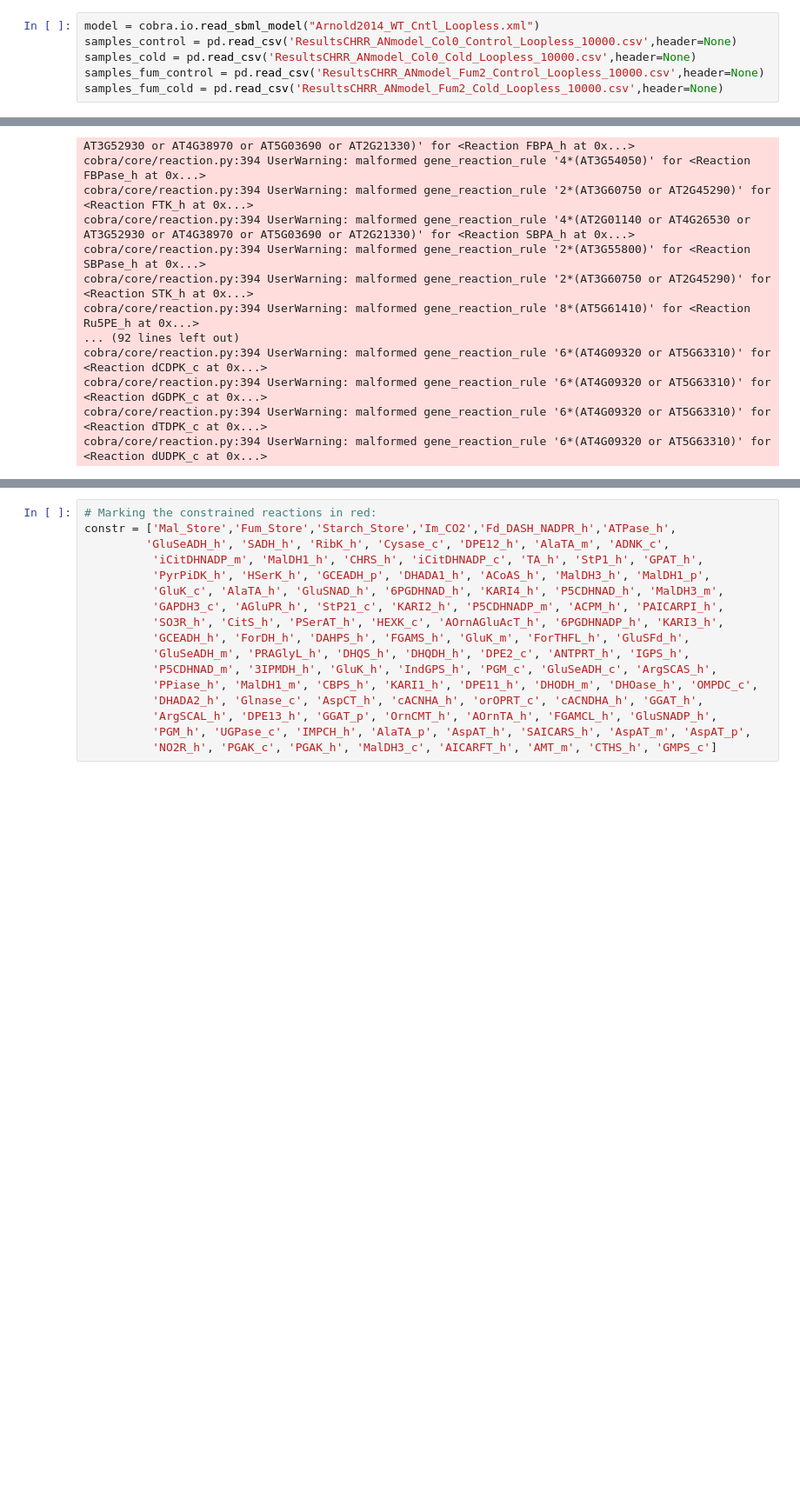
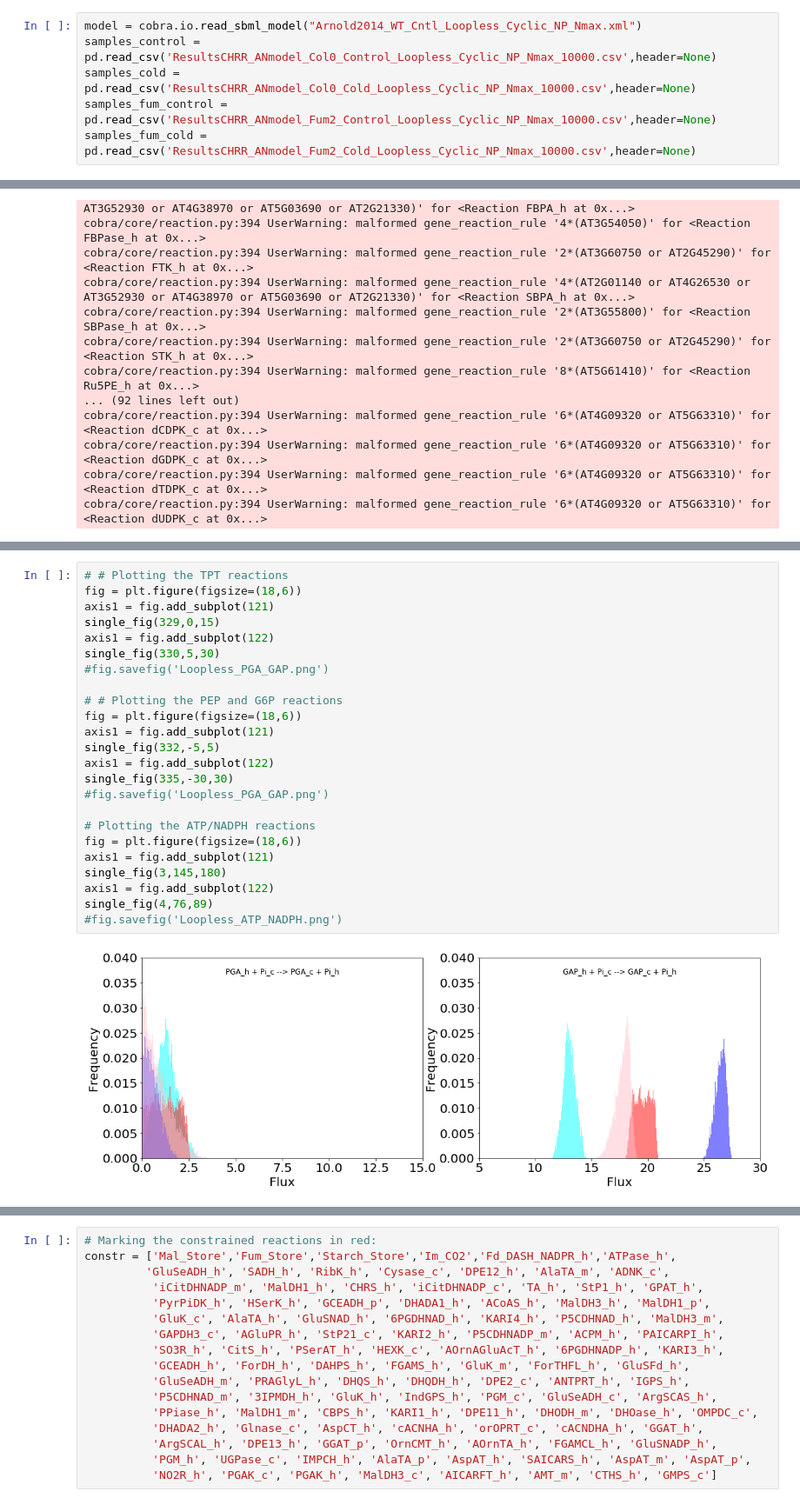
Before and after one commit to HAHerrmann/FluxSamplingCol0Fum2, a Jupyter notebook: FluxSampling/FluxSamplingAnalysis.ipynb, the cells around one changed output, grey strips where cells are left out. Shown at 87% size. Saved outputs shown, nothing was run; the diff lists cells and outputs as text; blank space fills up the shorter version.

Commit message:
Cyclic e flow added

```diff
--- a/FluxSampling/FluxSamplingAnalysis.ipynb
+++ b/FluxSampling/FluxSamplingAnalysis.ipynb
@@ -9,11 +9,11 @@ from matplotlib import pyplot as plt
 from scipy.stats import mannwhitneyu
 from scipy.stats import kruskal
 # %%
-model = cobra.io.read_sbml_model("Arnold2014_WT_Cntl_Loopless.xml")
-samples_control = pd.read_csv('ResultsCHRR_ANmodel_Col0_Control_Loopless_10000.csv',header=None)
-samples_cold = pd.read_csv('ResultsCHRR_ANmodel_Col0_Cold_Loopless_10000.csv',header=None)
-samples_fum_control = pd.read_csv('ResultsCHRR_ANmodel_Fum2_Control_Loopless_10000.csv',header=None)
-samples_fum_cold = pd.read_csv('ResultsCHRR_ANmodel_Fum2_Cold_Loopless_10000.csv',header=None)
+model = cobra.io.read_sbml_model("Arnold2014_WT_Cntl_Loopless_Cyclic_NP_Nmax.xml")
+samples_control = pd.read_csv('ResultsCHRR_ANmodel_Col0_Control_Loopless_Cyclic_NP_Nmax_10000.csv',header=None)
+samples_cold = pd.read_csv('ResultsCHRR_ANmodel_Col0_Cold_Loopless_Cyclic_NP_Nmax_10000.csv',header=None)
+samples_fum_control = pd.read_csv('ResultsCHRR_ANmodel_Fum2_Control_Loopless_Cyclic_NP_Nmax_10000.csv',header=None)
+samples_fum_cold = pd.read_csv('ResultsCHRR_ANmodel_Fum2_Cold_Loopless_Cyclic_NP_Nmax_10000.csv',header=None)
 # %% [output]
 cobra/core/reaction.py:394 UserWarning: malformed gene_reaction_rule '2*(ATCG00020 and ATCG00680 and ATCG00280 and ATCG00270 and ATCG00580 and ATCG00570 and ATCG00710 and ATCG00080 and ATCG00550 and A ...
 cobra/core/reaction.py:394 UserWarning: malformed gene_reaction_rule '2*(ATCG00540 and ATCG00720 and AT4G03280 and ATCG00730 and ATCG00600 and ATCG00590 and AT2G26500 and ATCG00210)' for <Reaction Cyt ...
@@ -51,0 +73,26 @@ def input_output_reacs(model):
+# %%
+# # Plotting the TPT reactions
+fig = plt.figure(figsize=(18,6))
+axis1 = fig.add_subplot(121)
+single_fig(329,0,15)
+axis1 = fig.add_subplot(122)
+single_fig(330,5,30)
+#fig.savefig('Loopless_PGA_GAP.png')
+
+# # Plotting the PEP and G6P reactions
+fig = plt.figure(figsize=(18,6))
+axis1 = fig.add_subplot(121)
+single_fig(332,-5,5)
+axis1 = fig.add_subplot(122)
+single_fig(335,-30,30)
+#fig.savefig('Loopless_PGA_GAP.png')
+
+# Plotting the ATP/NADPH reactions
+fig = plt.figure(figsize=(18,6))
+axis1 = fig.add_subplot(121)
+single_fig(3,145,180)
+axis1 = fig.add_subplot(122)
+single_fig(4,76,89)
+#fig.savefig('Loopless_ATP_NADPH.png')
+# %% [output]
+[figure, added]
```
Also changed, not shown: parts of 13 cells of this notebook, 2 other files.
